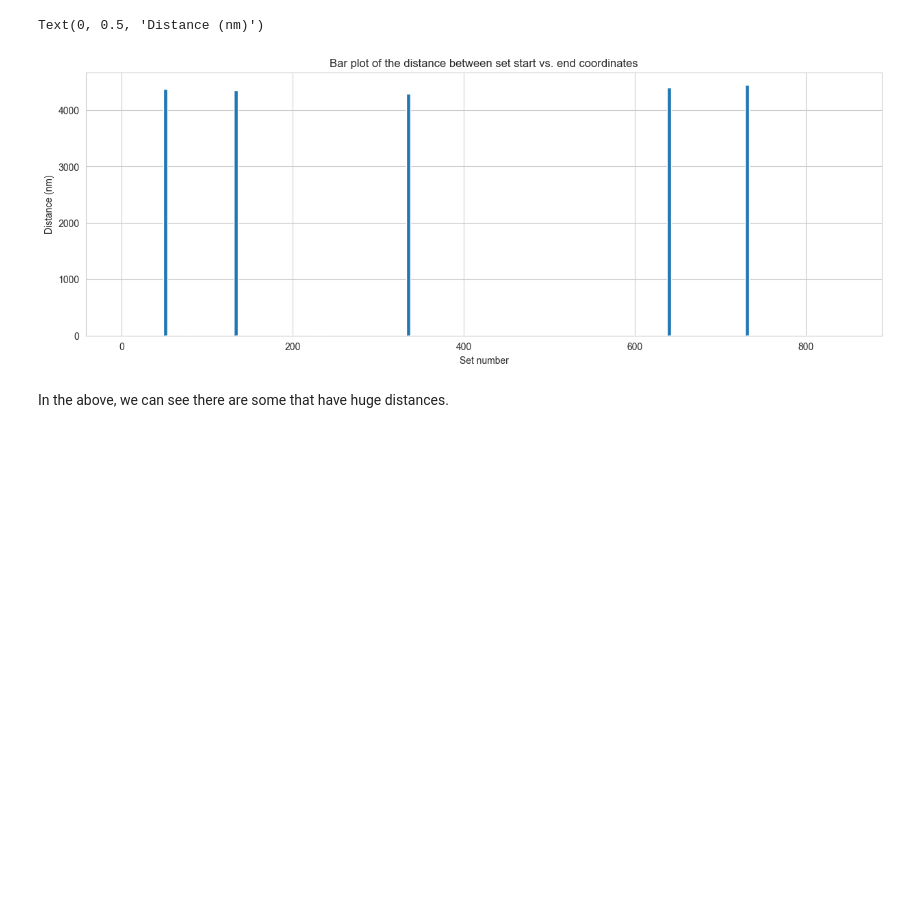
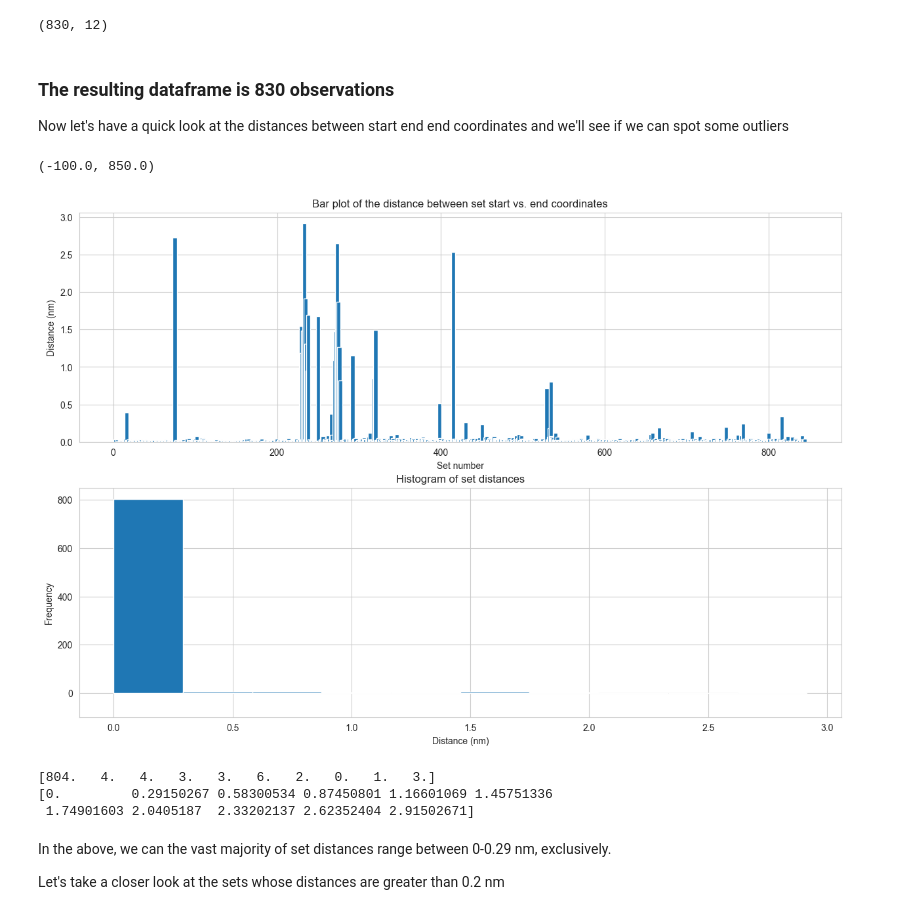
Before and after one commit to dfo-gulf-science/JupyterNotebookCollection, a Jupyter notebook: RockCrabX023/SetExploration.ipynb, the cells around one changed output. Cells and saved outputs as stored; diff of their text form; code cells hidden in the pictures; blank space fills up the shorter version.

```diff
--- a/RockCrabX023/SetExploration.ipynb
+++ b/RockCrabX023/SetExploration.ipynb
@@ -1,9 +1,17 @@
 # %%
 import math
+from statistics import mean
 
 import matplotlib.pyplot as plt
+import numpy as np
 import pandas as pd
-import numpy as np
 import seaborn as sns
 
-sets = pd.read_csv("X023_set_export.csv")
+raw_set_data = pd.read_csv("X023_set_export.csv")
+# let's have a quick peek at the dataframe
+columns_of_interest = [
+    "set_number", "start_date", "end_date", 'start_latitude_DD',
+    'start_latitude_MMmm', 'start_longitude_DD', 'start_longitude_MMmm', 'end_latitude_DD',
+    'end_latitude_MMmm', 'end_longitude_DD', 'end_longitude_MMmm', "set_result", "id"
+]
+raw_set_data[columns_of_interest].head()
@@ -70,4 +84,0 @@ sets["end_date"] = pd.to_datetime(sets["end_date"])
-# %%
-columns_of_interest = ["set_number", "start_date", "end_date", 'start_latitude', 'start_longitude', 'end_latitude', 'end_longitude']
-sets = sets[columns_of_interest]
-sets
@@ -88,6 +116,15 @@ sets
+# %%
+mask = ((sets["has_start_coordinates"] == True) & (sets["has_end_coordinates"] == True))
+full_sets = sets[mask].copy(deep=True)
+print(full_sets.shape)
+# %% [output]
+(830, 12)
+# %% [markdown]
+### The resulting dataframe is 830 observations
+
+Now let's have a quick look at the distances between start end end coordinates and we'll see if we can spot some outliers
 # %%
 # it would be interesting to look at the set distances
-
 def calc_nautical_dist(p0, p1):
     """
     p0 and p1 should be dicts with key 'lat' and 'lng'
@@ -103,20 +140,36 @@ def calc_nautical_dist(p0, p1):
         pass
 
 
-sets["distance"] = sets.apply(
+full_sets["distance"] = sets.apply(
     lambda x: calc_nautical_dist({"lat": x["start_latitude"], "lng": x["start_longitude"]}, {"lat": x["end_latitude"], "lng": x["end_longitude"]}), axis=1)
 # %%
-plt.figure(figsize=(15,5))
-hist = np.histogram(sets["distance"].dropna())
-plt.bar(sets["set_number"], sets["distance"], width=5)
+plt.figure(figsize=(15, 10))
+plt.subplot(2, 1, 1)
+plt.bar(full_sets["set_number"], full_sets["distance"], width=5)
 plt.title("Bar plot of the distance between set start vs. end coordinates")
 plt.xlabel("Set number")
 plt.ylabel("Distance (nm)")
+
+plt.subplot(2, 1, 2)
+hist = plt.hist(full_sets["distance"])
+plt.title("Histogram of set distances")
+plt.xlabel("Distance (nm)")
+plt.ylabel("Frequency")
+plt.ylim(-100, 850)
 # %% [output]
-Text(0, 0.5, 'Distance (nm)')
+(-100.0, 850.0)
-[figure, old version]
+[figure, new version]
+# %%
+print(hist[0])
+print(hist[1])
+# %% [output]
+[804.   4.   4.   3.   3.   6.   2.   0.   1.   3.]
+[0.         0.29150267 0.58300534 0.87450801 1.16601069 1.45751336
+ 1.74901603 2.0405187  2.33202137 2.62352404 2.91502671]
 # %% [markdown]
-In the above, we can see there are some that have huge distances.
+In the above, we can the vast majority of set distances range between 0-0.29 nm,  exclusively.
+
+Let's take a closer look at the sets whose distances are greater than 0.2 nm
 # %%
 # let's get a list of sets whose distances are greater than 10
 
```
Also changed, not shown: parts of 18 cells of this notebook.
